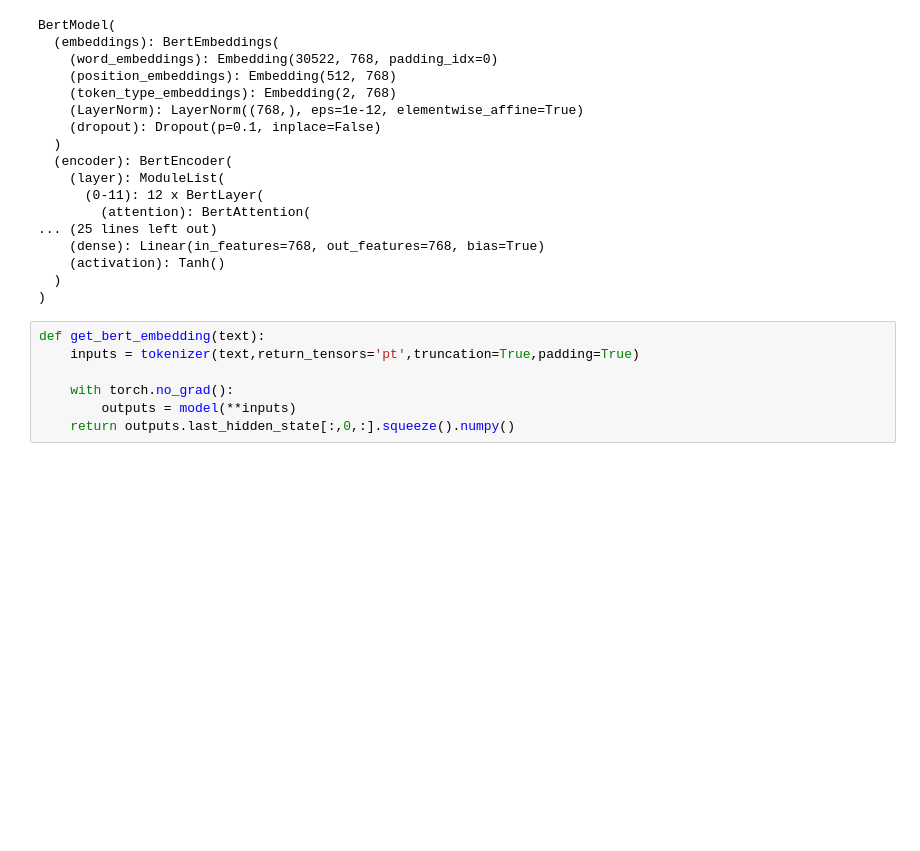
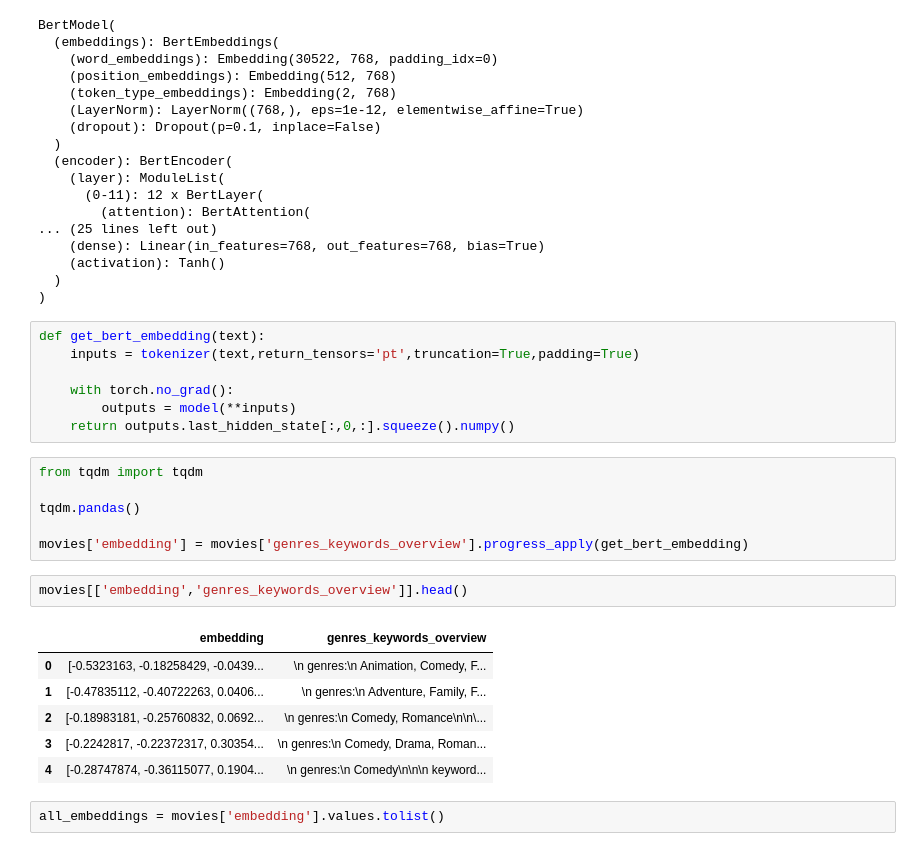
Before and after one commit to hanyong5/2025python, a Jupyter notebook: 02code/02contentbow/03trans02.ipynb, the cells around one changed output. Cells and saved outputs as stored; diff of their text form; blank space fills up the shorter version.

```diff
--- a/02code/02contentbow/03trans02.ipynb
+++ b/02code/02contentbow/03trans02.ipynb
@@ -308,3 +308,20 @@ def get_bert_embedding(text):
     with torch.no_grad():
         outputs = model(**inputs)
     return outputs.last_hidden_state[:,0,:].squeeze().numpy()
+# %%
+from tqdm import tqdm
+
+tqdm.pandas()
+
+movies['embedding'] = movies['genres_keywords_overview'].progress_apply(get_bert_embedding)
+# %%
+movies[['embedding','genres_keywords_overview']].head()
+# %% [output]
+|  | embedding | genres_keywords_overview |
+| 0 | [-0.5323163, -0.18258429, -0.0439... | \n genres:\n Animation, Comedy, F... |
+| 1 | [-0.47835112, -0.40722263, 0.0406... | \n genres:\n Adventure, Family, F... |
+| 2 | [-0.18983181, -0.25760832, 0.0692... | \n genres:\n Comedy, Romance\n\n\... |
+| 3 | [-0.2242817, -0.22372317, 0.30354... | \n genres:\n Comedy, Drama, Roman... |
+| 4 | [-0.28747874, -0.36115077, 0.1904... | \n genres:\n Comedy\n\n\n keyword... |
+# %%
+all_embeddings = movies['embedding'].values.tolist()
```
Also changed, not shown: parts of 8 cells of this notebook.
